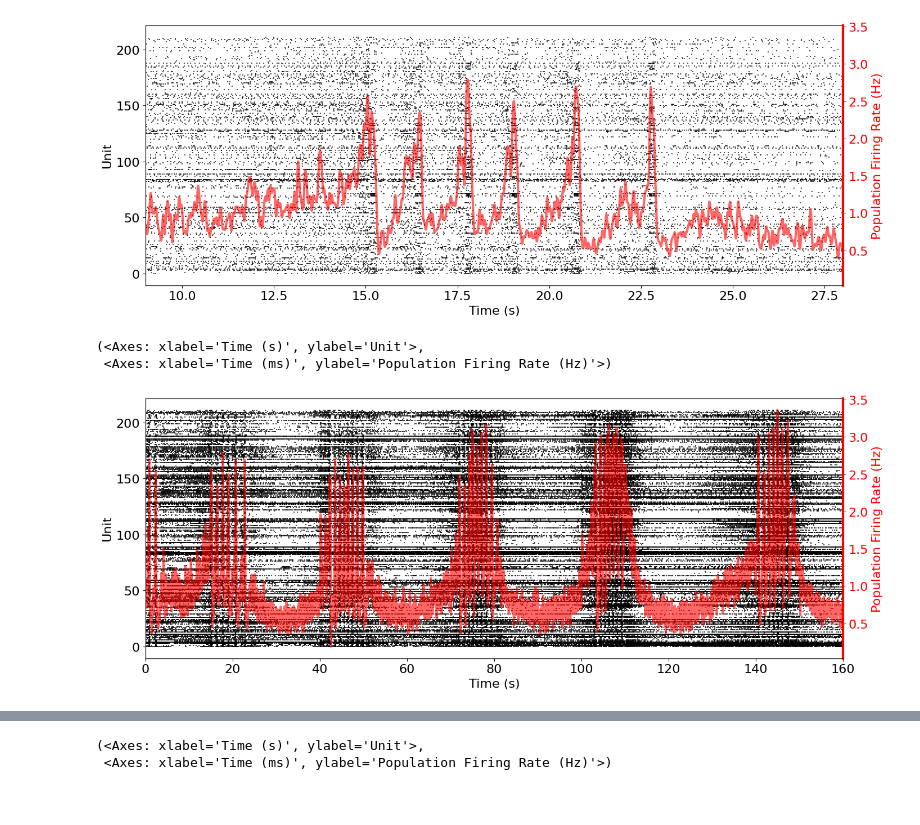
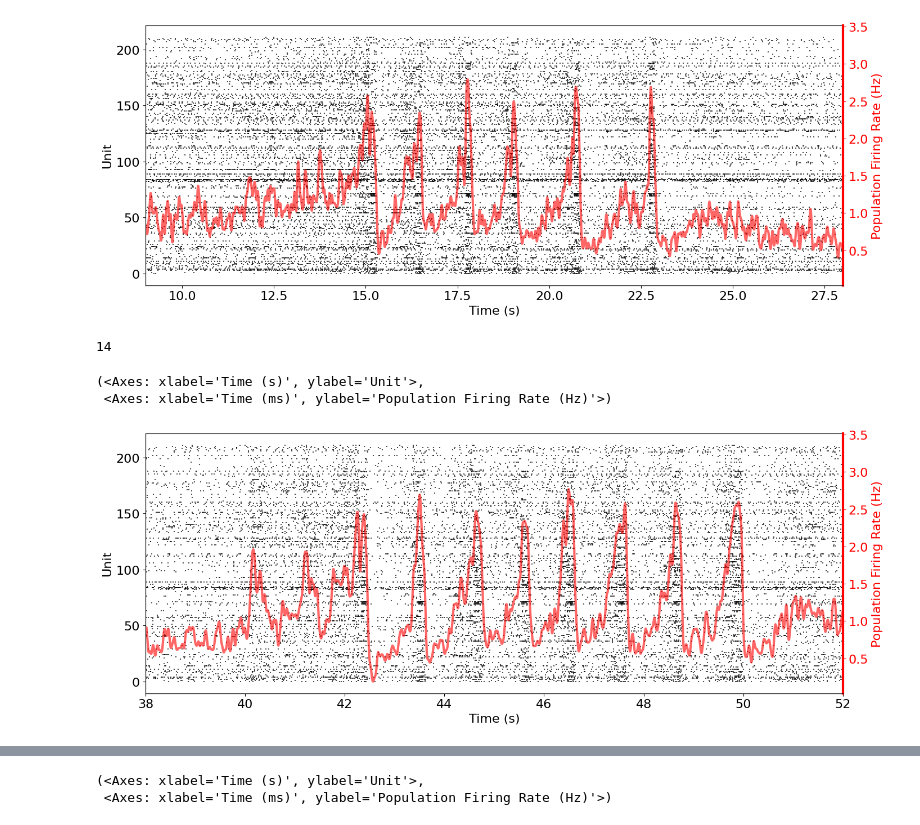
Before and after one commit to braingeneers/midbrain_parkinsons, a Jupyter notebook: tutorials/experiments/dentate_gyrus/hc112823/kanaic_acid_1/hc112823_acid_1_raw_create.ipynb, the cells around one changed output, grey strips where cells are left out. Saved outputs shown, nothing was run; the diff lists cells and outputs as text; code cells hidden in the pictures.

```diff
--- a/tutorials/experiments/dentate_gyrus/hc112823/kanaic_acid_1/hc112823_acid_1_raw_create.ipynb
+++ b/tutorials/experiments/dentate_gyrus/hc112823/kanaic_acid_1/hc112823_acid_1_raw_create.ipynb
@@ -29,9 +29,13 @@ plot_raster( sd, smoothness=20 , xlim=(9, 28) )
 (<Axes: xlabel='Time (s)', ylabel='Unit'>,
  <Axes: xlabel='Time (ms)', ylabel='Population Firing Rate (Hz)'>)
 [figure]
+# %%
+52-38
+# %% [output]
+14
 # %%
-plot_raster( sd, smoothness=20 , xlim=(0, 160) )
+plot_raster( sd, smoothness=20 , xlim=(38, 52) )
 # %% [output]
 (<Axes: xlabel='Time (s)', ylabel='Unit'>,
  <Axes: xlabel='Time (ms)', ylabel='Population Firing Rate (Hz)'>)
-[figure, old version]
+[figure, new version]
```
Also changed, not shown: parts of 11 cells of this notebook, 3 other files.
